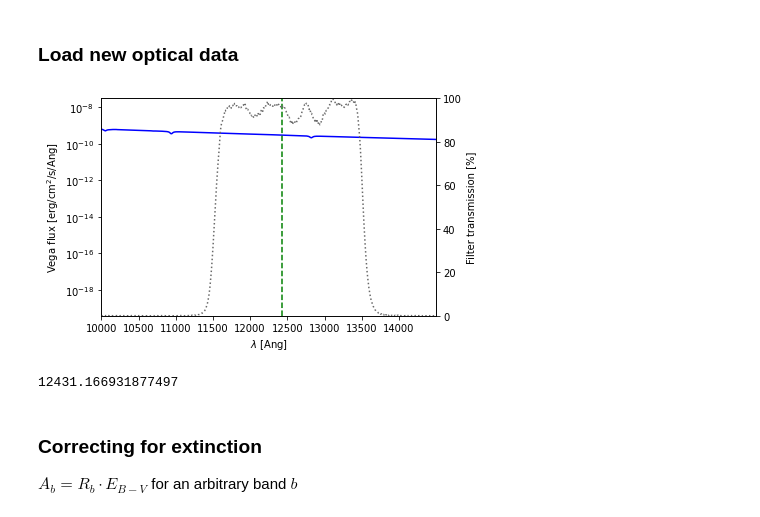
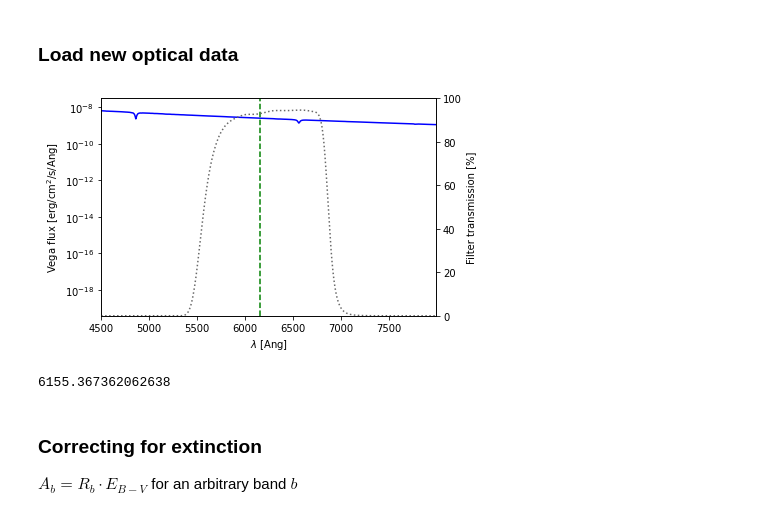
Before and after one commit to cgobat/dark-GRBs, a Jupyter notebook: analysis.ipynb, the cells around one changed output. Saved outputs shown, nothing was run; the diff lists cells and outputs as text; code cells hidden in the pictures.

```diff
--- a/analysis.ipynb
+++ b/analysis.ipynb
@@ -325,16 +325,16 @@ new_optical["mag_w_err"] = [AsymmetricUncertainty(mag,err,err) if isinstance(err
 # %%
 # I_filter = pd.read_table("http://www2.lowell.edu/rsch/LMI/I.txt")
 # rprime_filter = pd.read_table("http://www2.lowell.edu/rsch/LMI/r-band.txt").drop(columns=["T%"],axis=0)
 # rprime_filter.columns = ["Wavelength","Transmission"]
 # rprime_filter["Wavelength"] *= 10
-MOSFIRE_J = pd.read_table("https://www2.keck.hawaii.edu/inst/mosfire/data/filter/mosfire_J.txt",delimiter="   ").iloc[:,:2]
-MOSFIRE_J = MOSFIRE_J.rename(columns=dict(zip(MOSFIRE_J.columns,["Wavelength","Transmission"]))).apply(pd.to_numeric,errors="coerce").dropna()
-MOSFIRE_J["Wavelength"] *= 10000
-MOSFIRE_J["Transmission"] *= 100
-effective_wavelength(MOSFIRE_J,show_plot=True)
+# MOSFIRE_J = pd.read_table("https://www2.keck.hawaii.edu/inst/mosfire/data/filter/mosfire_J.txt",delimiter="   ").iloc[:,:2]
+# MOSFIRE_J = MOSFIRE_J.rename(columns=dict(zip(MOSFIRE_J.columns,["Wavelength","Transmission"]))).apply(pd.to_numeric,errors="coerce").dropna()
+# MOSFIRE_J["Wavelength"] *= 10000
+# MOSFIRE_J["Transmission"] *= 100
+effective_wavelength(CAFOS_r,dl=5,show_plot=True)
 # %% [output]
-[figure, old version]
+[figure, new version]
-12431.166931877497
+6155.367362062638
 # %% [markdown]
 ### Correcting for extinction
 
```
Also changed, not shown: parts of 10 cells of this notebook, 1 other file.
